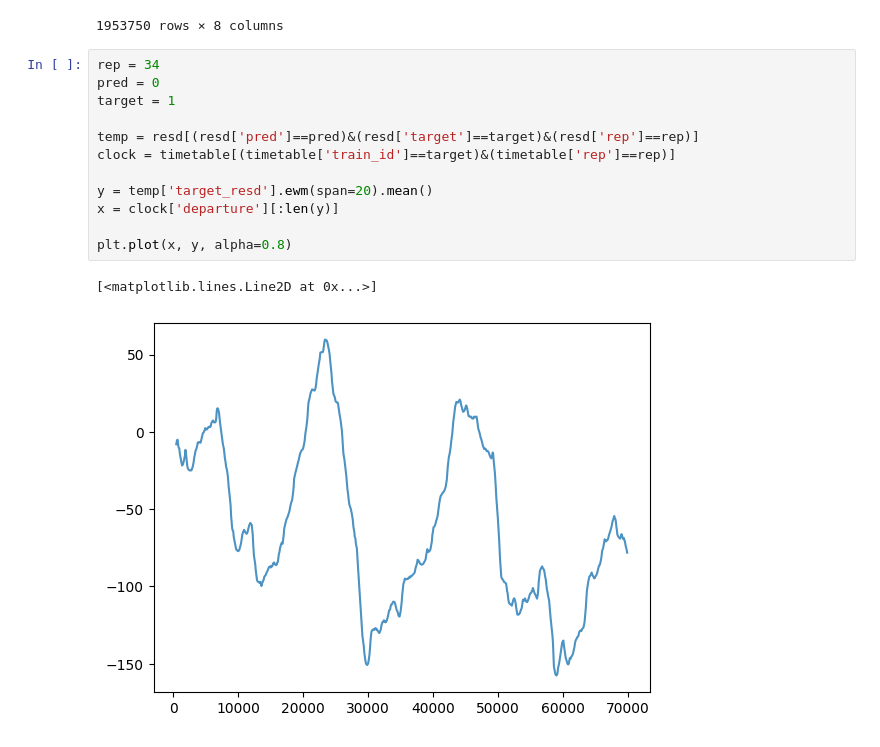
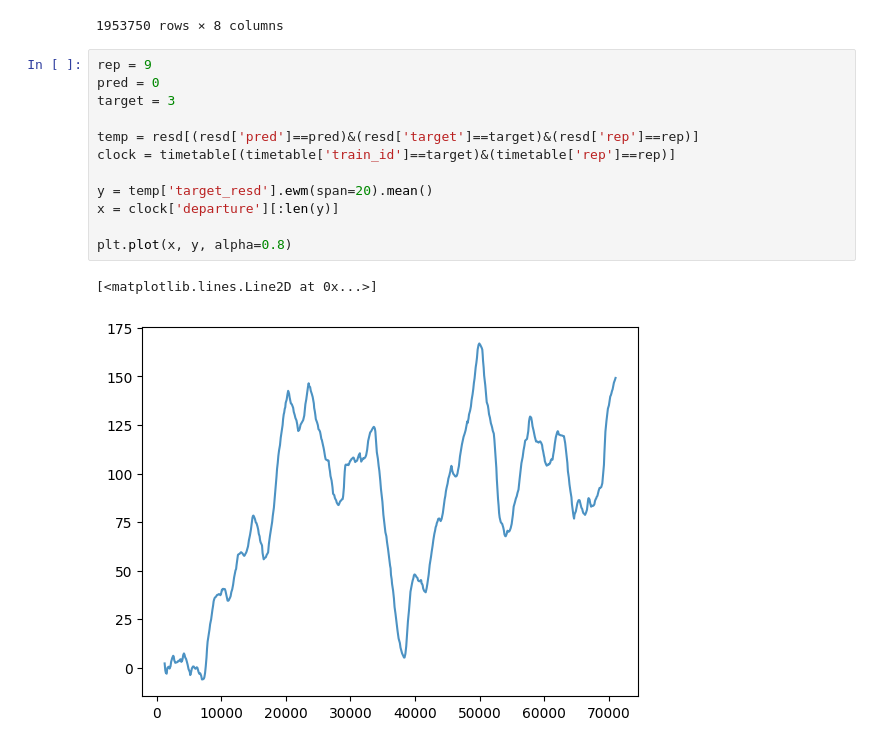
Before and after one commit to peppy-senpai/MBTA, a Jupyter notebook: part4_post_sim_analysis.ipynb, the cells around one changed output. Saved outputs shown, nothing was run; the diff lists cells and outputs as text.

```diff
--- a/part4_post_sim_analysis.ipynb
+++ b/part4_post_sim_analysis.ipynb
@@ -324,17 +324,17 @@ resd
 | 1953749 | 100 | 652 | 5 | 4 | -65.647311 | 69.024292 | -1.0 | 14 |
 1953750 rows × 8 columns
 # %%
-rep = 34
+rep = 9
 pred = 0
-target = 1
+target = 3
 
 temp = resd[(resd['pred']==pred)&(resd['target']==target)&(resd['rep']==rep)]
 clock = timetable[(timetable['train_id']==target)&(timetable['rep']==rep)]
 
 y = temp['target_resd'].ewm(span=20).mean()
 x = clock['departure'][:len(y)]
 
 plt.plot(x, y, alpha=0.8)
 # %% [output]
 [<matplotlib.lines.Line2D at 0x...>]
-[figure, old version]
+[figure, new version]
```
Also changed, not shown: 5 other files.
